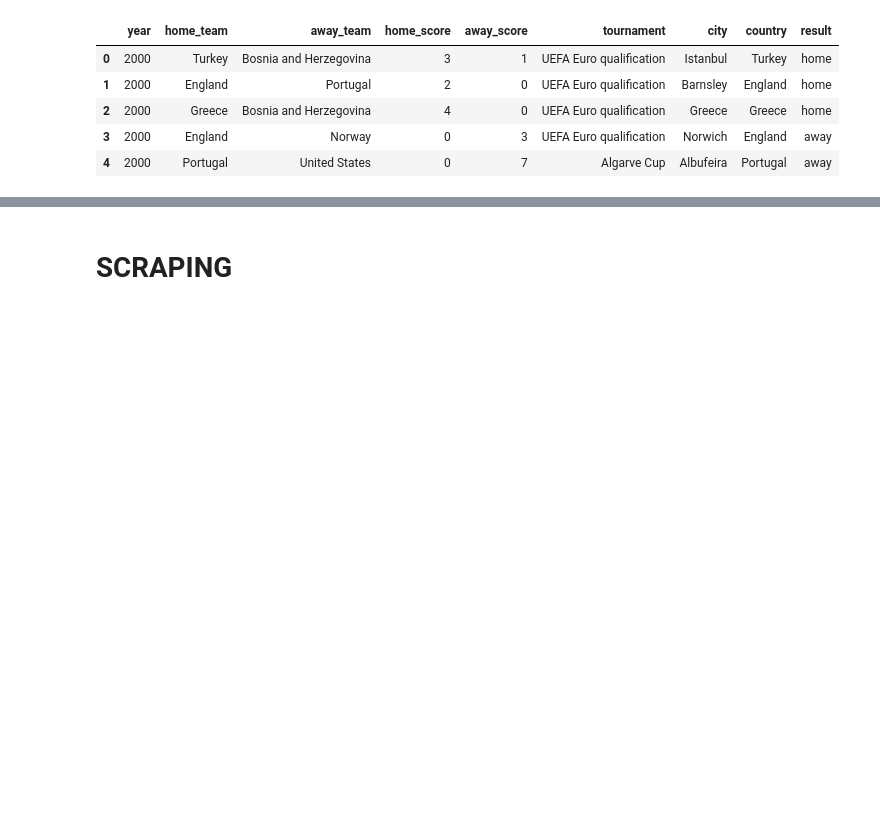
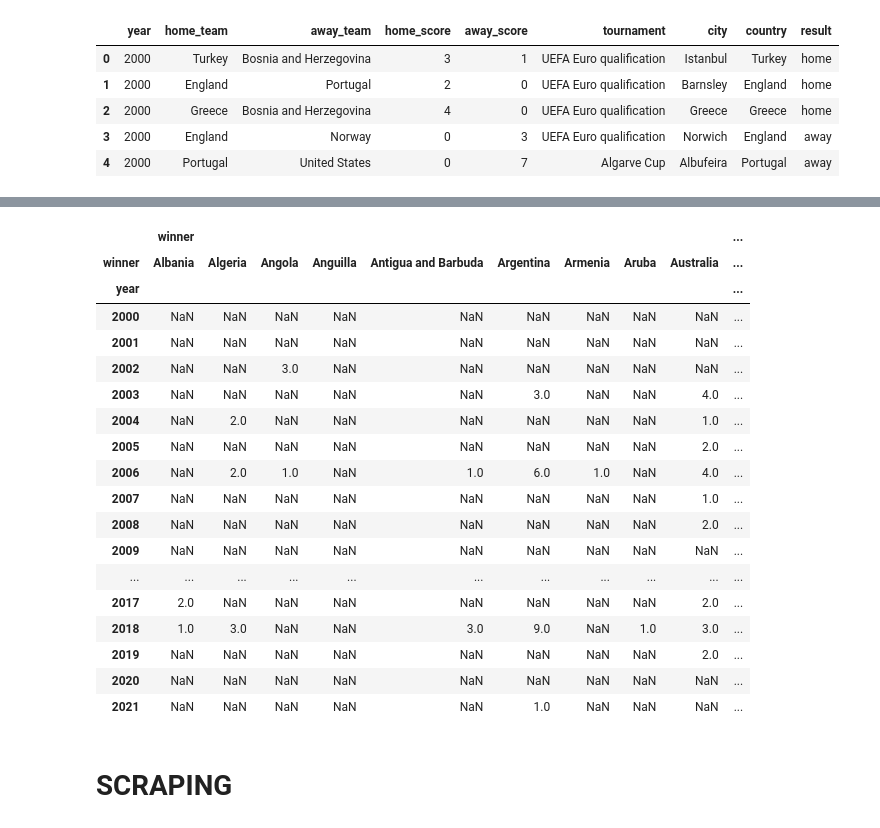
Before and after one commit to lucasmigliano21/LM-Project3-ETL, a Jupyter notebook: Cleaning.ipynb, the cells around one changed output, grey strips where cells are left out. Drawn from its saved outputs; the diff is of its cells as text; code cells hidden in the pictures; blank space fills up the shorter version.

```diff
--- a/Cleaning.ipynb
+++ b/Cleaning.ipynb
@@ -152,3 +212,25 @@ df['winner']=df['winner'].fillna('None')
+# %%
+df2.pivot_table(values=['winner'],index=['year'], columns=['winner'], aggfunc={'winner':'count'})
+# %% [output]
+|  | winner |  |  |  |  |  |  |  |  | ... |
+| winner | Albania | Algeria | Angola | Anguilla | Antigua and Barbuda | Argentina | Armenia | Aruba | Australia | ... |
+| year |  |  |  |  |  |  |  |  |  | ... |
+| 2000 | NaN | NaN | NaN | NaN | NaN | NaN | NaN | NaN | NaN | ... |
+| 2001 | NaN | NaN | NaN | NaN | NaN | NaN | NaN | NaN | NaN | ... |
+| 2002 | NaN | NaN | 3.0 | NaN | NaN | NaN | NaN | NaN | NaN | ... |
+| 2003 | NaN | NaN | NaN | NaN | NaN | 3.0 | NaN | NaN | 4.0 | ... |
+| 2004 | NaN | 2.0 | NaN | NaN | NaN | NaN | NaN | NaN | 1.0 | ... |
+| 2005 | NaN | NaN | NaN | NaN | NaN | NaN | NaN | NaN | 2.0 | ... |
+| 2006 | NaN | 2.0 | 1.0 | NaN | 1.0 | 6.0 | 1.0 | NaN | 4.0 | ... |
+| 2007 | NaN | NaN | NaN | NaN | NaN | NaN | NaN | NaN | 1.0 | ... |
+| 2008 | NaN | NaN | NaN | NaN | NaN | NaN | NaN | NaN | 2.0 | ... |
+| 2009 | NaN | NaN | NaN | NaN | NaN | NaN | NaN | NaN | NaN | ... |
+| ... | ... | ... | ... | ... | ... | ... | ... | ... | ... | ... |
+| 2017 | 2.0 | NaN | NaN | NaN | NaN | NaN | NaN | NaN | 2.0 | ... |
+| 2018 | 1.0 | 3.0 | NaN | NaN | 3.0 | 9.0 | NaN | 1.0 | 3.0 | ... |
+| 2019 | NaN | NaN | NaN | NaN | NaN | NaN | NaN | NaN | 2.0 | ... |
+| 2020 | NaN | NaN | NaN | NaN | NaN | NaN | NaN | NaN | NaN | ... |
+| 2021 | NaN | NaN | NaN | NaN | NaN | 1.0 | NaN | NaN | NaN | ... |
 # %% [markdown]
 # SCRAPING
 # %% [markdown]
```
Also changed, not shown: parts of 19 cells of this notebook.
